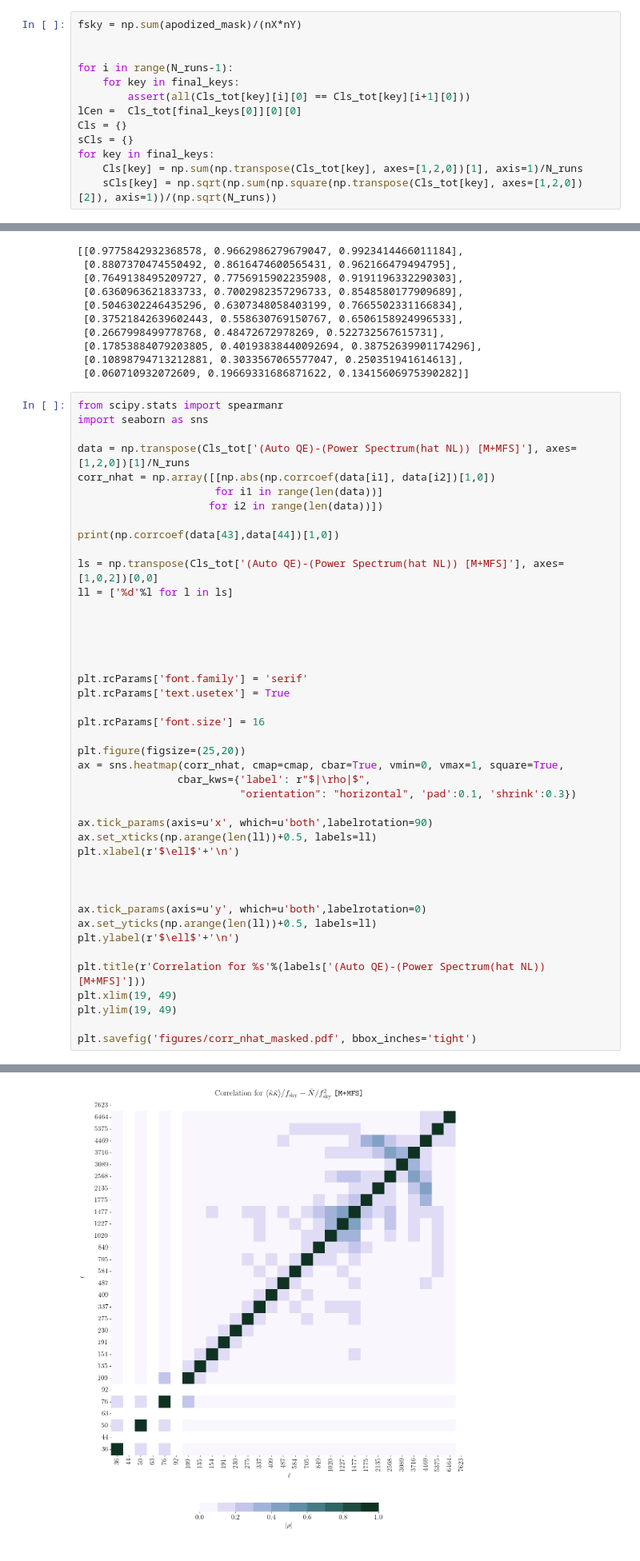
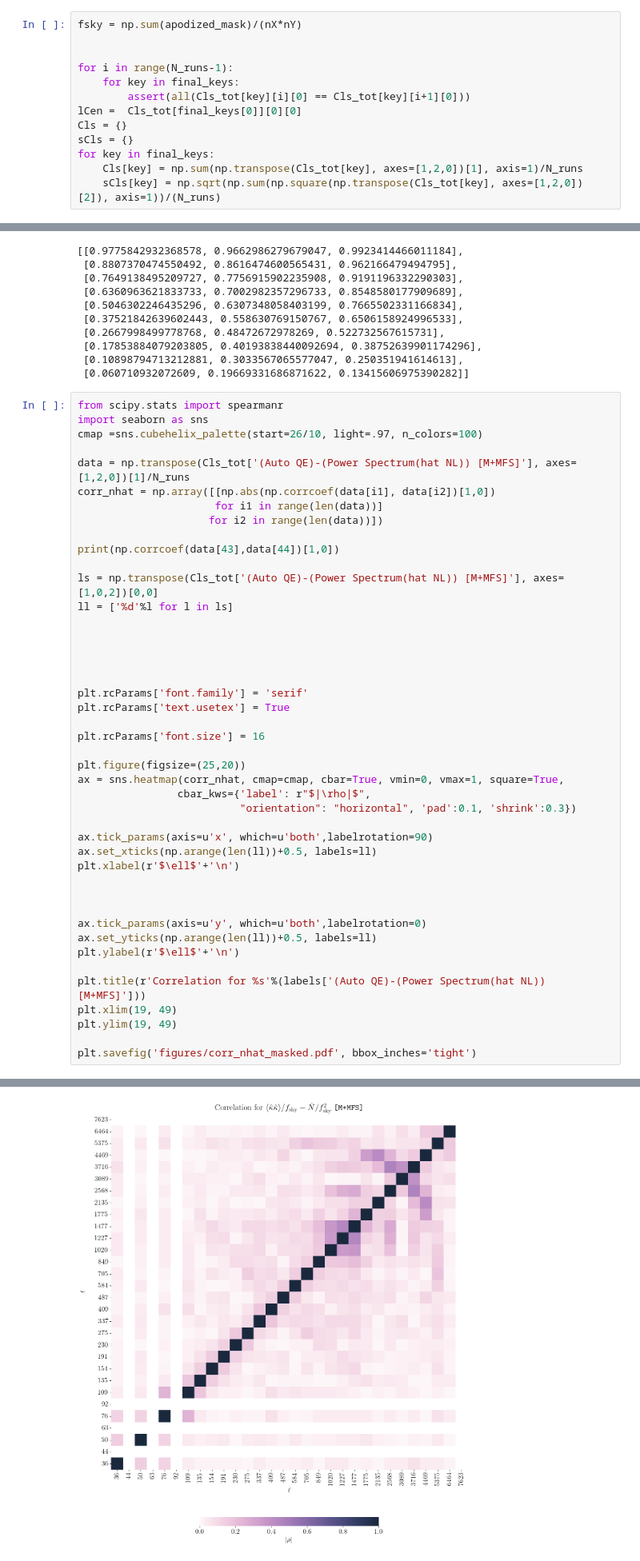
Before and after one commit to DelonShen/LensQuEst, a Jupyter notebook: dev/compute_PS_aux.ipynb, the cells around one changed output, grey strips where cells are left out. Shown at 80% size. Drawn from its saved outputs; the diff is of its cells as text.

```diff
--- a/dev/compute_PS_aux.ipynb
+++ b/dev/compute_PS_aux.ipynb
@@ -57,7 +57,7 @@ Cls = {}
 sCls = {}
 for key in final_keys:
     Cls[key] = np.sum(np.transpose(Cls_tot[key], axes=[1,2,0])[1], axis=1)/N_runs
-    sCls[key] = np.sqrt(np.sum(np.square(np.transpose(Cls_tot[key], axes=[1,2,0])[2]), axis=1))/(np.sqrt(N_runs))
+    sCls[key] = np.sqrt(np.sum(np.square(np.transpose(Cls_tot[key], axes=[1,2,0])[2]), axis=1))/(N_runs)
 # %%
 import matplotlib.pyplot as plt
 
@@ -202,6 +202,7 @@ cmap
 # %%
 from scipy.stats import spearmanr
 import seaborn as sns
+cmap =sns.cubehelix_palette(start=26/10, light=.97, n_colors=100)
 
 data = np.transpose(Cls_tot['(Auto QE)-(Power Spectrum(hat NL)) [M+MFS]'], axes=[1,2,0])[1]/N_runs
 corr_nhat = np.array([[np.abs(np.corrcoef(data[i1], data[i2])[1,0])
@@ -217,34 +218,34 @@ ll = ['%d'%l for l in ls]
 
 
 
 plt.rcParams['font.family'] = 'serif'
 plt.rcParams['text.usetex'] = True
 
 plt.rcParams['font.size'] = 16
 
 plt.figure(figsize=(25,20))
 ax = sns.heatmap(corr_nhat, cmap=cmap, cbar=True, vmin=0, vmax=1, square=True,
                 cbar_kws={'label': r"$|\rho|$",
                           "orientation": "horizontal", 'pad':0.1, 'shrink':0.3})
 
 ax.tick_params(axis=u'x', which=u'both',labelrotation=90)
 ax.set_xticks(np.arange(len(ll))+0.5, labels=ll)
 plt.xlabel(r'$\ell$'+'\n')
 
 
 
 ax.tick_params(axis=u'y', which=u'both',labelrotation=0)
 ax.set_yticks(np.arange(len(ll))+0.5, labels=ll)
 plt.ylabel(r'$\ell$'+'\n')
 
 plt.title(r'Correlation for %s'%(labels['(Auto QE)-(Power Spectrum(hat NL)) [M+MFS]']))
 plt.xlim(19, 49)
 plt.ylim(19, 49)
 
 plt.savefig('figures/corr_nhat_masked.pdf', bbox_inches='tight')
 # %% [output]
 0.395087617168172
-[figure, old version]
+[figure, new version]
 # %%
 cmap =sns.cubehelix_palette(start=3/10, light=.97, n_colors=10, hue=1)
 cmap
```
Also changed, not shown: parts of 2 cells of this notebook, 21 other files.
